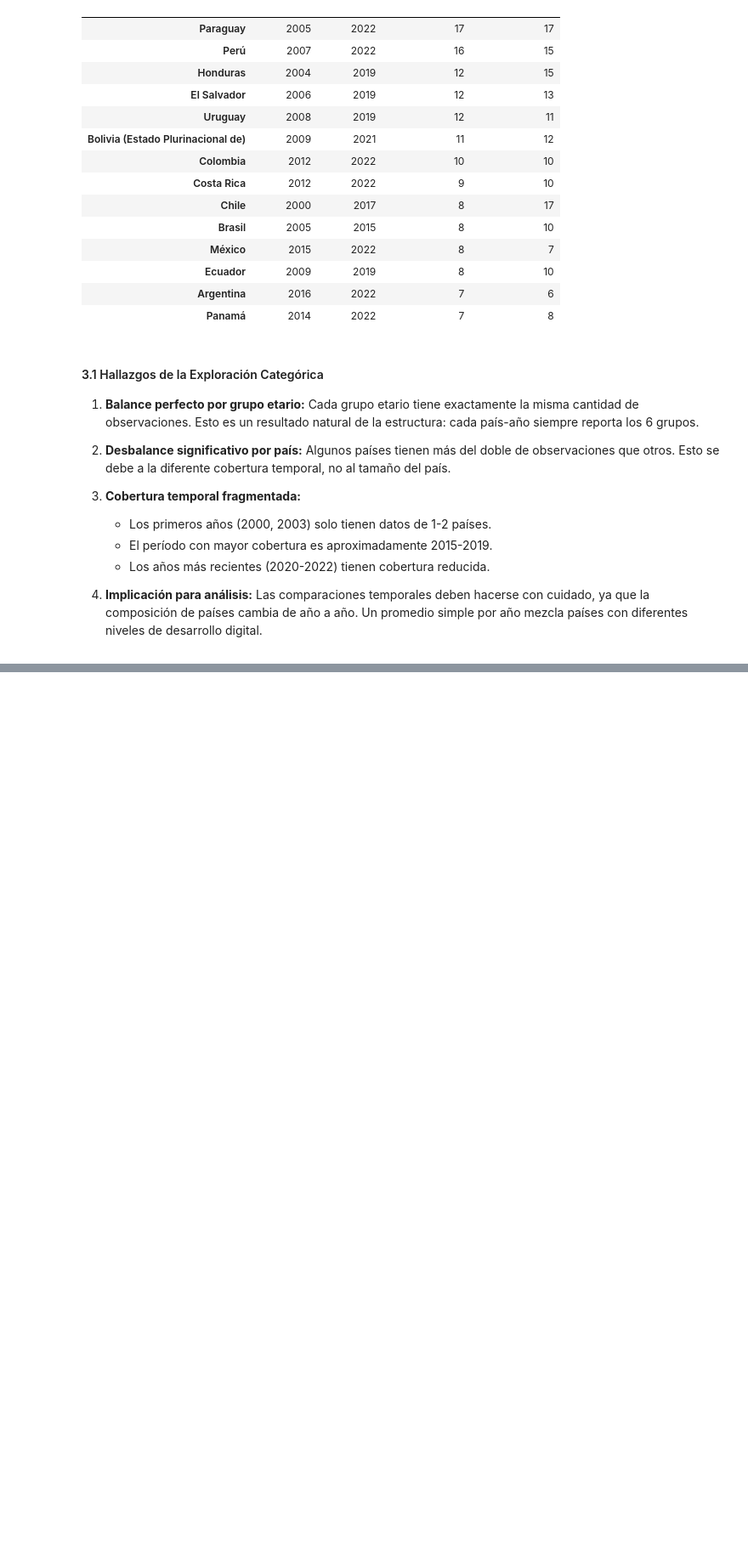
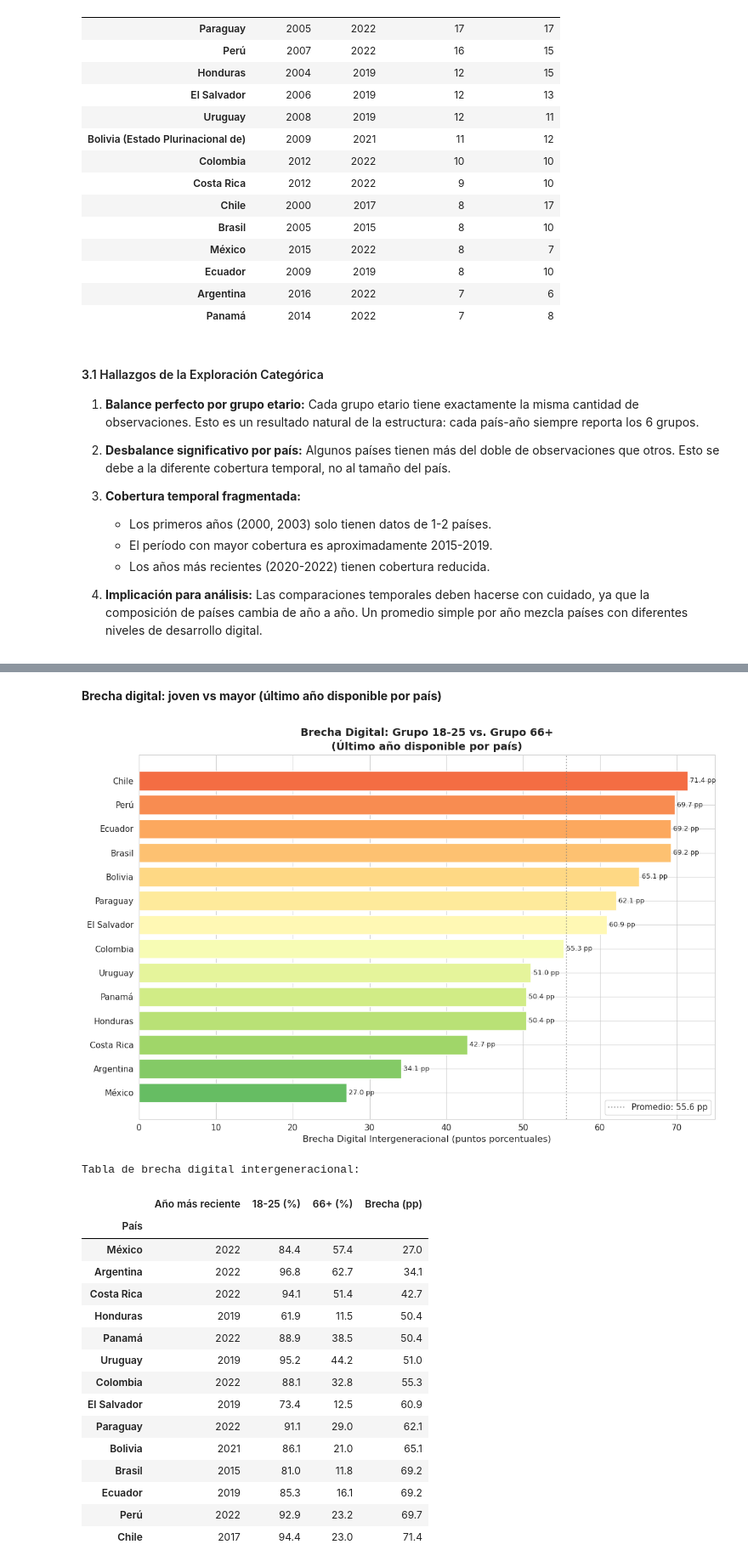
Before and after one commit to Tunchxz/CC3074-Proyecto-Final, a Jupyter notebook: Week-1.ipynb, the cells around one changed output, grey strips where cells are left out. Shown at 85% size. Cells and saved outputs as stored; diff of their text form; code cells hidden in the pictures; blank space fills up the shorter version.

```diff
--- a/Week-1.ipynb
+++ b/Week-1.ipynb
@@ -802,0 +908,59 @@ Resumen temporal por país:
+# %% [markdown]
+**Brecha digital: joven vs mayor (último año disponible por país)**
+# %%
+latest_data = df.sort_values('Años__ESTANDAR').groupby(
+    ['País__ESTANDAR', 'Grupos etarios Uso Internet']
+).last().reset_index()
+
+brecha = []
+for country in countries:
+    cdata = latest_data[latest_data['País__ESTANDAR'] == country]
+    young = cdata[cdata['Grupos etarios Uso Internet'] == '18 a 25 años de edad']['value'].values
+    old = cdata[cdata['Grupos etarios Uso Internet'] == '66 años en adelante']['value'].values
+    year = cdata['Años__ESTANDAR'].max()
+    if len(young) > 0 and len(old) > 0:
+        brecha.append({
+            'País': country.replace('Bolivia (Estado Plurinacional de)', 'Bolivia'),
+            'Año más reciente': year,
+            '18-25 (%)': round(young[0], 1),
+            '66+ (%)': round(old[0], 1),
+            'Brecha (pp)': round(young[0] - old[0], 1)
+        })
+
+df_brecha = pd.DataFrame(brecha).sort_values('Brecha (pp)', ascending=True)
+
+fig, ax = plt.subplots(figsize=(12, 8))
+cmap = plt.get_cmap('RdYlGn_r')
+colors = cmap(np.linspace(0.2, 0.8, len(df_brecha)))
+bars = ax.barh(df_brecha['País'], df_brecha['Brecha (pp)'], color=colors)
+ax.set_xlabel('Brecha Digital Intergeneracional (puntos porcentuales)')
+ax.set_title('Brecha Digital: Grupo 18-25 vs. Grupo 66+\n(Último año disponible por país)',
+             fontsize=14, fontweight='bold')
+ax.bar_label(bars, fmt='%.1f pp', padding=3, fontsize=9)
+ax.axvline(df_brecha['Brecha (pp)'].mean(), color='gray', linestyle=':', alpha=0.7,
+           label=f'Promedio: {df_brecha["Brecha (pp)"].mean():.1f} pp')
+ax.legend()
+plt.tight_layout()
+plt.show()
+
+print('Tabla de brecha digital intergeneracional:')
+display(df_brecha.set_index('País'))
+# %% [output]
+[figure, added]
+Tabla de brecha digital intergeneracional:
+|  | Año más reciente | 18-25 (%) | 66+ (%) | Brecha (pp) |
+| País |  |  |  |  |
+| México | 2022 | 84.4 | 57.4 | 27.0 |
+| Argentina | 2022 | 96.8 | 62.7 | 34.1 |
+| Costa Rica | 2022 | 94.1 | 51.4 | 42.7 |
+| Honduras | 2019 | 61.9 | 11.5 | 50.4 |
+| Panamá | 2022 | 88.9 | 38.5 | 50.4 |
+| Uruguay | 2019 | 95.2 | 44.2 | 51.0 |
+| Colombia | 2022 | 88.1 | 32.8 | 55.3 |
+| El Salvador | 2019 | 73.4 | 12.5 | 60.9 |
+| Paraguay | 2022 | 91.1 | 29.0 | 62.1 |
+| Bolivia | 2021 | 86.1 | 21.0 | 65.1 |
+| Brasil | 2015 | 81.0 | 11.8 | 69.2 |
+| Ecuador | 2019 | 85.3 | 16.1 | 69.2 |
+| Perú | 2022 | 92.9 | 23.2 | 69.7 |
+| Chile | 2017 | 94.4 | 23.0 | 71.4 |
```
Also changed, not shown: parts of 18 cells of this notebook.
